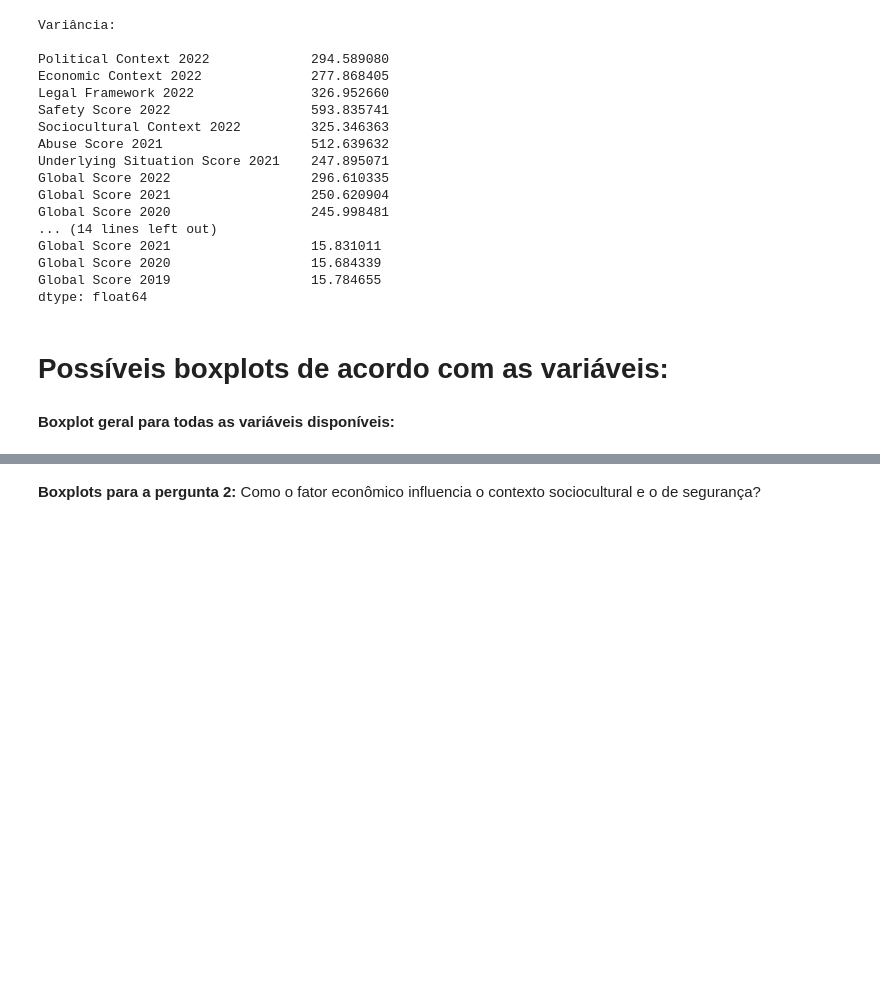
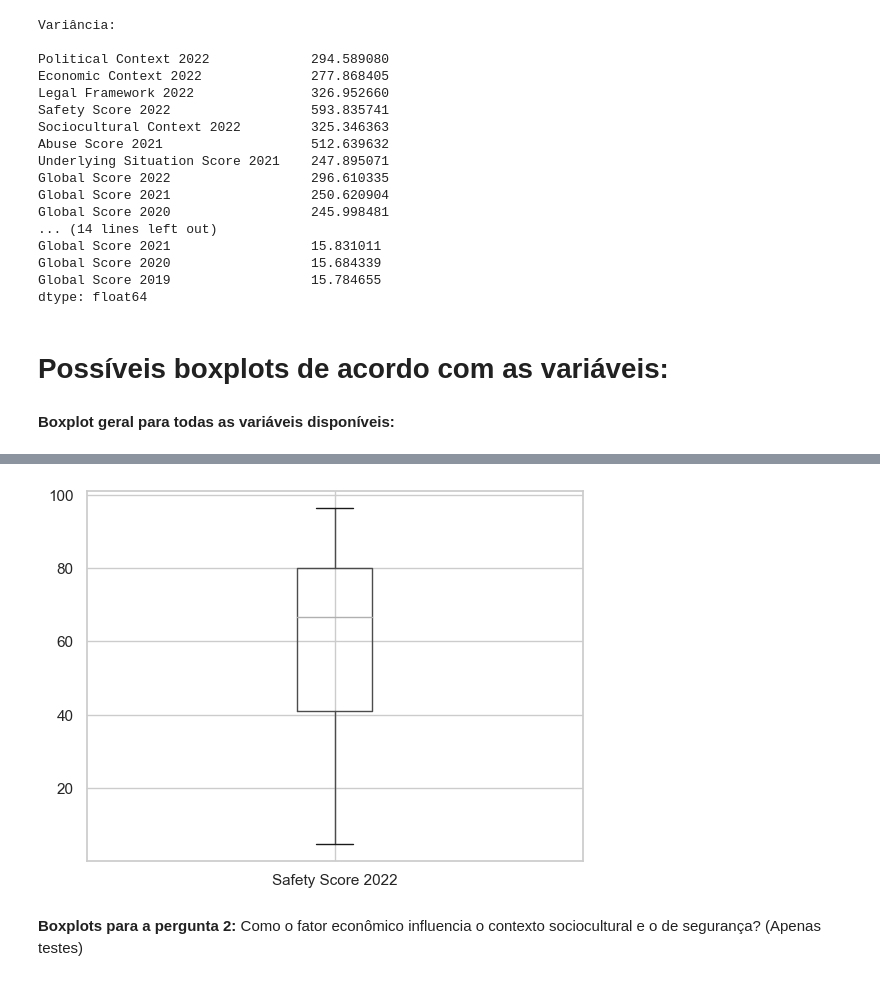
Before and after one commit to marianamartiyns/Global-Press-Freedom-Analysis, a Jupyter notebook: Projeto_ICD.ipynb, the cells around one changed output, grey strips where cells are left out. Drawn from its saved outputs; the diff is of its cells as text; code cells hidden in the pictures; blank space fills up the shorter version.

```diff
--- a/Projeto_ICD.ipynb
+++ b/Projeto_ICD.ipynb
@@ -105,3 +113,7 @@ sns.boxplot(data=df, orient="h")
+# %%
+df.boxplot(column = ["Safety Score 2022"]);
+# %% [output]
+[figure, added]
 # %% [markdown]
-**Boxplots para a pergunta 2:** Como o fator econômico influencia o contexto sociocultural e o de segurança?
+**Boxplots para a pergunta 2:** Como o fator econômico influencia o contexto sociocultural e o de segurança? (Apenas testes)
 # %%
```
Also changed, not shown: parts of 7 cells of this notebook.
